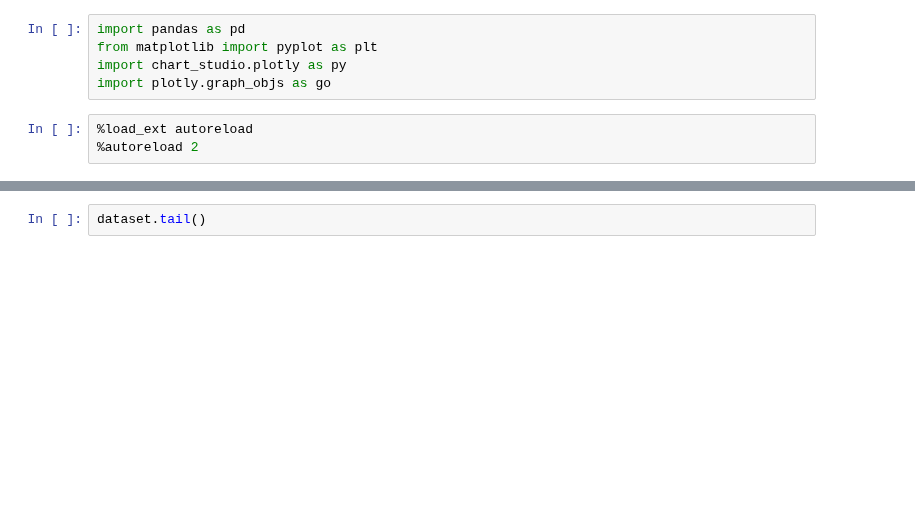
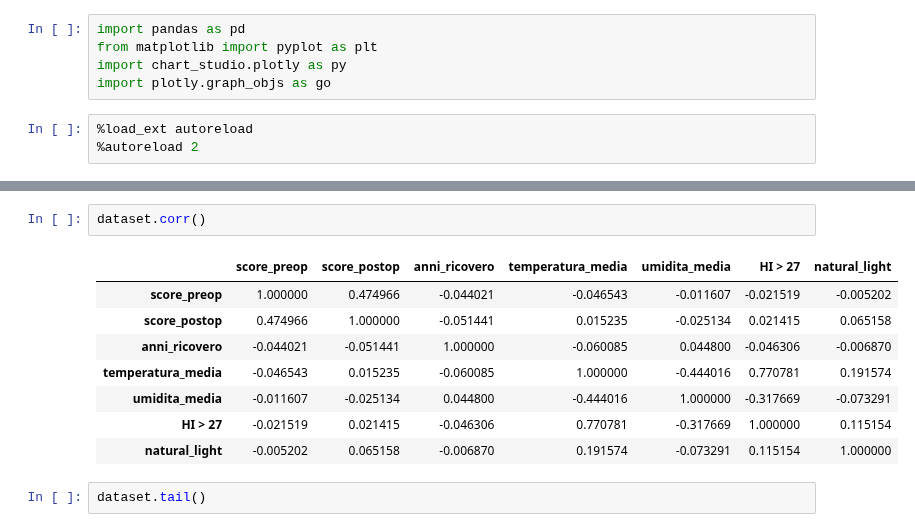
Before and after one commit to Blowdire/DataVisualizationProject, a Jupyter notebook: Mini-Progetto/Compitino_DV.ipynb, the cells around one changed output, grey strips where cells are left out. Cells and saved outputs as stored; diff of their text form; blank space fills up the shorter version.

```diff
--- a/Mini-Progetto/Compitino_DV.ipynb
+++ b/Mini-Progetto/Compitino_DV.ipynb
@@ -16,6 +16,17 @@ dataset.head()
 | 2 | SF12 PhysicalScore | 28.15 | 38.25 | poco nuvoloso | M | 69 | ... |
 | 3 | SF12 MentalScore | 57.02 | 64.62 | poco nuvoloso | M | 69 | ... |
 | 4 | SF12 PhysicalScore | 31.57 | 55.67 | poco nuvoloso | M | 70 | ... |
+# %%
+dataset.corr()
+# %% [output]
+|  | score_preop | score_postop | anni_ricovero | temperatura_media | umidita_media | HI > 27 | natural_light |
+| score_preop | 1.000000 | 0.474966 | -0.044021 | -0.046543 | -0.011607 | -0.021519 | -0.005202 |
+| score_postop | 0.474966 | 1.000000 | -0.051441 | 0.015235 | -0.025134 | 0.021415 | 0.065158 |
+| anni_ricovero | -0.044021 | -0.051441 | 1.000000 | -0.060085 | 0.044800 | -0.046306 | -0.006870 |
+| temperatura_media | -0.046543 | 0.015235 | -0.060085 | 1.000000 | -0.444016 | 0.770781 | 0.191574 |
+| umidita_media | -0.011607 | -0.025134 | 0.044800 | -0.444016 | 1.000000 | -0.317669 | -0.073291 |
+| HI > 27 | -0.021519 | 0.021415 | -0.046306 | 0.770781 | -0.317669 | 1.000000 | 0.115154 |
+| natural_light | -0.005202 | 0.065158 | -0.006870 | 0.191574 | -0.073291 | 0.115154 | 1.000000 |
 # %%
 dataset.tail()
 # %% [output]
```
Also changed, not shown: parts of 7 cells of this notebook.
